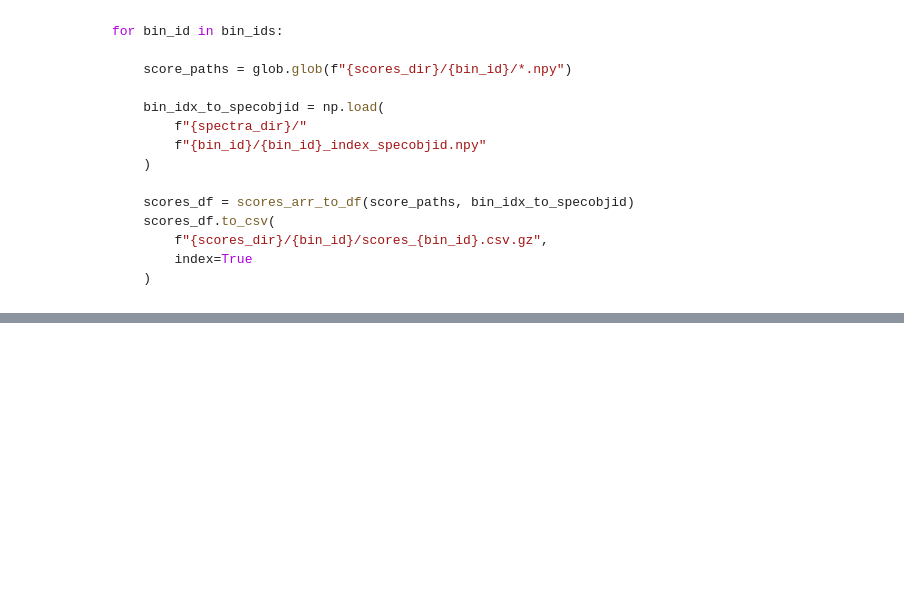
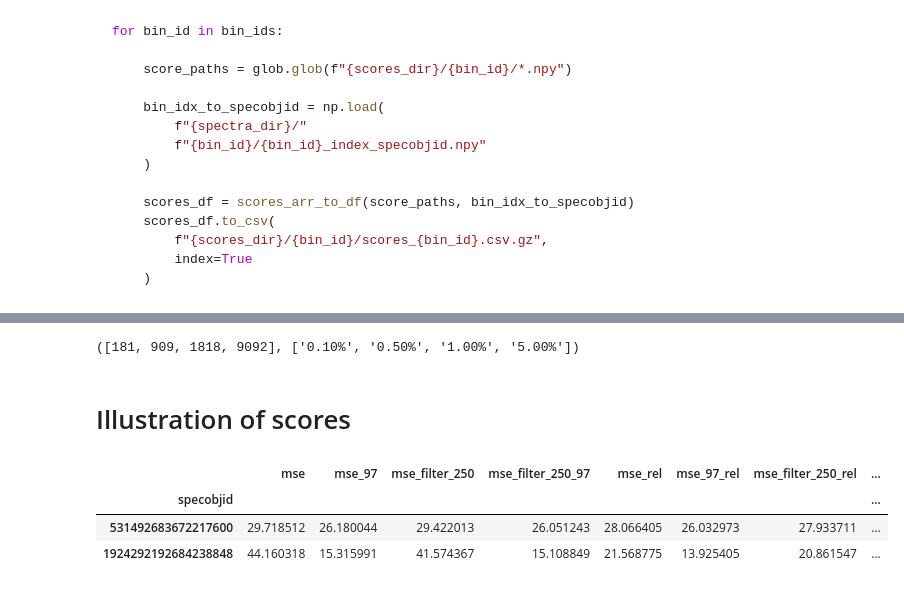
Before and after one commit to ed-ortizm/anomaly, a Jupyter notebook: thesis/01_scores.ipynb, the cells around one changed output, grey strips where cells are left out. Cells and saved outputs as stored; diff of their text form; code cells hidden in the pictures; blank space fills up the shorter version.

```diff
--- a/thesis/01_scores.ipynb
+++ b/thesis/01_scores.ipynb
@@ -48,12 +65,17 @@ ch_4_dir = f"{thesis_dir}/chapters/04_figures"
 # %%
 wave = np.load(f"{spectra_dir}/wave_spectra_imputed.npy")
+wave_nm = wave*0.1
 
 spectra = np.load(
     f"{spectra_dir}/spectra_imputed.npy",
     mmap_mode="r"
 )
 
-meta_data_df = pd.read_csv(
-    f"{spectra_dir}/drop_0_01_z_0_5_4_0_snr_inf.csv.gz",
+final_meta_df = pd.read_csv(
+    f"{spectra_dir}/final_spec_n_z_warning_drop.csv.gz",
     index_col="specobjid",
 )
+
+idx_id_03 = np.load(
+    f"{spectra_dir}/bin_03/bin_03_index_specobjid.npy"
+)
@@ -80,0 +149,25 @@ for bin_id in bin_ids:
+# %%
+n_tops, n_tops_perc
+# %% [output]
+([181, 909, 1818, 9092], ['0.10%', '0.50%', '1.00%', '5.00%'])
+# %% [markdown]
+# Illustration of scores
+# %%
+bad_specobjid = 531492683672217600
+idx_bad = specobjid_to_idx(bad_specobjid, idx_id_03)
+spec_bad = spectra[idx_bad]
+spec_bad_rec = ae_03.reconstruct(spec_bad).reshape(-1)
+residual_bad = np.sqrt(np.abs(spec_bad**2 - spec_bad_rec**2))
+# -------------------------------------------------
+broad_specobjid = 1924292192684238848
+idx_broad = specobjid_to_idx(broad_specobjid, idx_id_03)
+spec_broad = spectra[idx_broad]
+spec_broad_rec = ae_03.reconstruct(spec_broad).reshape(-1)
+residual_broad = np.sqrt(np.abs(spec_broad**2-spec_broad_rec**2))
+# -------------------------------------------------
+score_03_df.loc[[bad_rec_specobjid, broad_anomaly_specobjid]]
+# %% [output]
+|  | mse | mse_97 | mse_filter_250 | mse_filter_250_97 | mse_rel | mse_97_rel | mse_filter_250_rel | ... |
+| specobjid |  |  |  |  |  |  |  | ... |
+| 531492683672217600 | 29.718512 | 26.180044 | 29.422013 | 26.051243 | 28.066405 | 26.032973 | 27.933711 | ... |
+| 1924292192684238848 | 44.160318 | 15.315991 | 41.574367 | 15.108849 | 21.568775 | 13.925405 | 20.861547 | ... |
```
Also changed, not shown: parts of 17 cells of this notebook.
